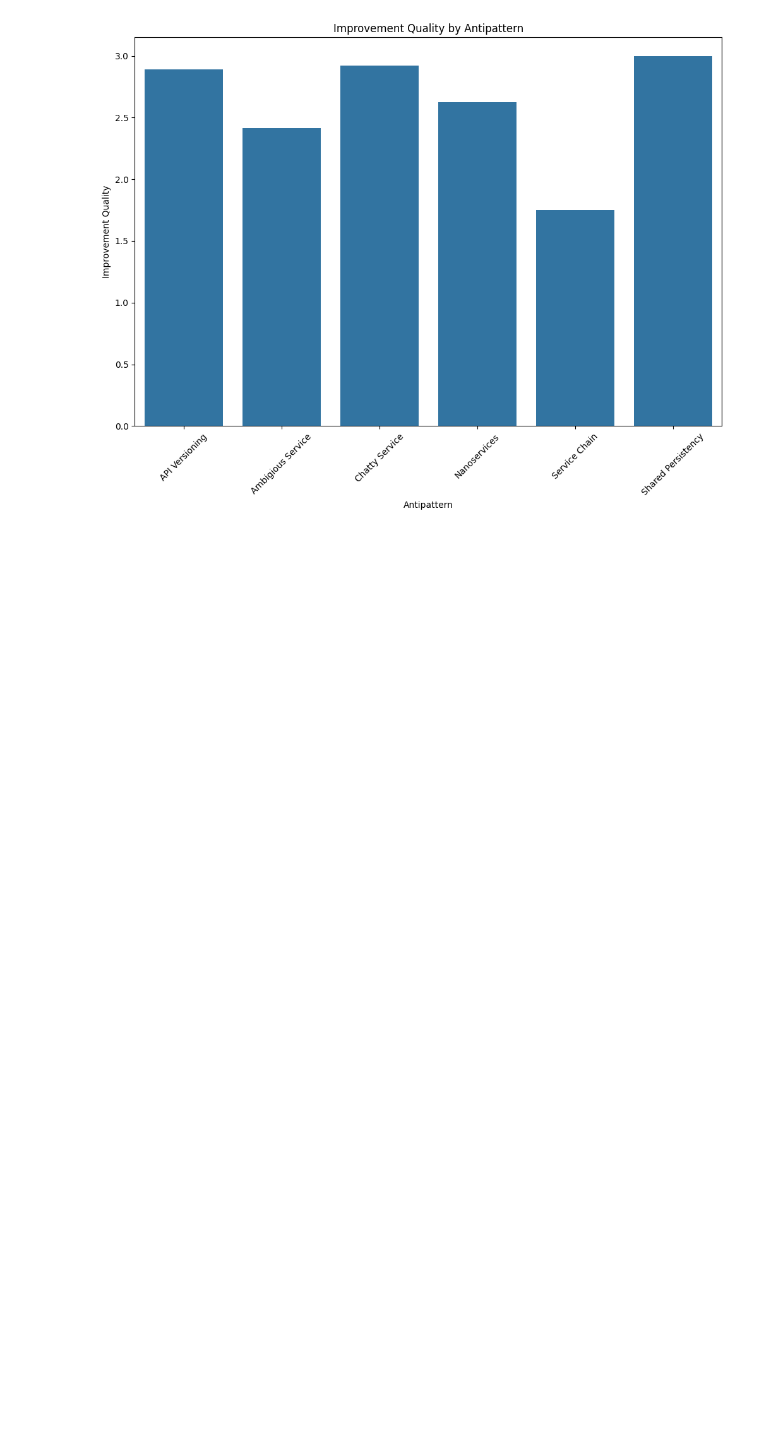
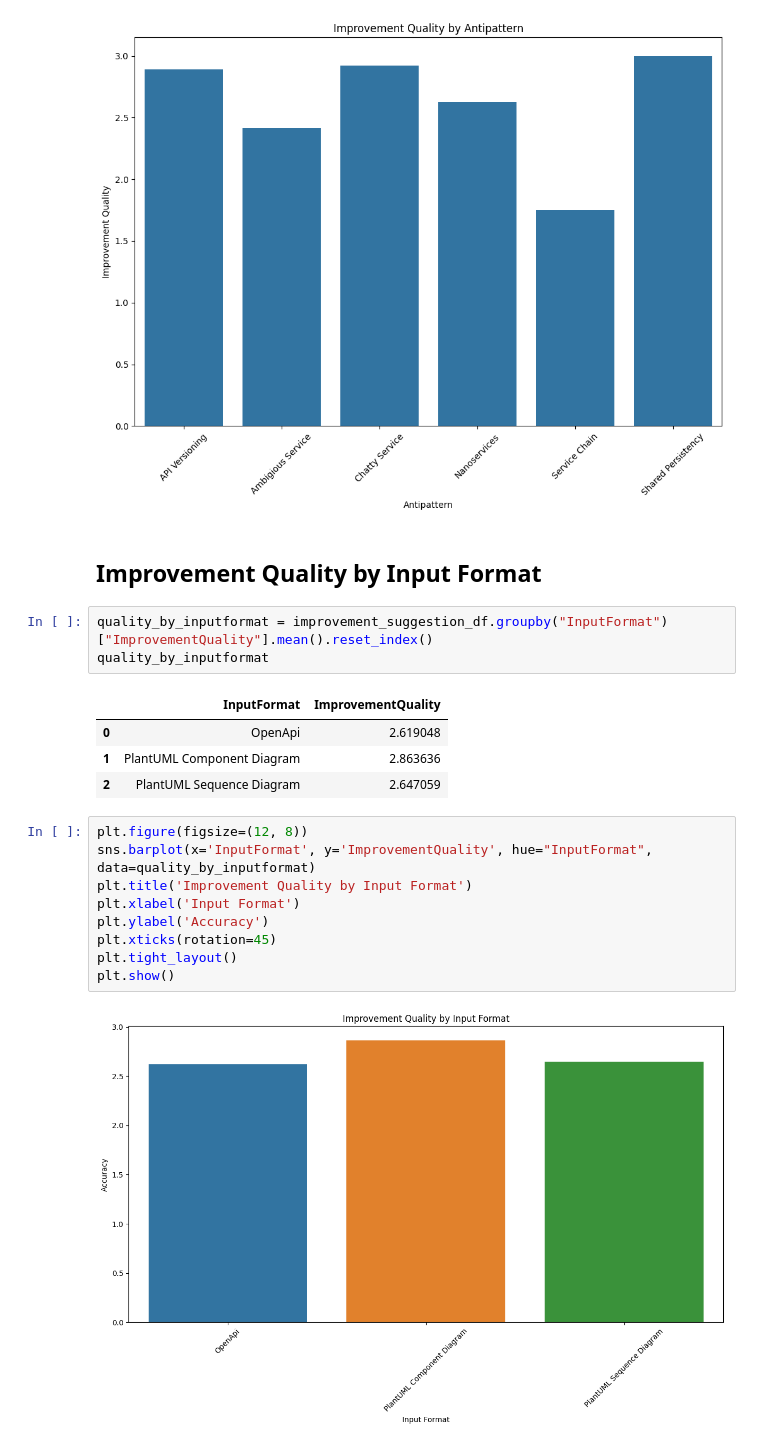
Before and after one commit to fapfaff/ai-detection-of-architectural-antipatterns, a Jupyter notebook: evaluation/evaluation.ipynb, the cells around one changed output. Saved outputs shown, nothing was run; the diff lists cells and outputs as text; blank space fills up the shorter version.

```diff
--- a/evaluation/evaluation.ipynb
+++ b/evaluation/evaluation.ipynb
@@ -355,3 +355,24 @@ plt.xticks(rotation=45)
 plt.show()
 # %% [output]
 [figure]
+# %% [markdown]
+## Improvement Quality by Input Format
+# %%
+quality_by_inputformat = improvement_suggestion_df.groupby("InputFormat")["ImprovementQuality"].mean().reset_index()
+quality_by_inputformat
+# %% [output]
+|  | InputFormat | ImprovementQuality |
+| 0 | OpenApi | 2.619048 |
+| 1 | PlantUML Component Diagram | 2.863636 |
+| 2 | PlantUML Sequence Diagram | 2.647059 |
+# %%
+plt.figure(figsize=(12, 8))
+sns.barplot(x='InputFormat', y='ImprovementQuality', hue="InputFormat", data=quality_by_inputformat)
+plt.title('Improvement Quality by Input Format')
+plt.xlabel('Input Format')
+plt.ylabel('Accuracy')
+plt.xticks(rotation=45)
+plt.tight_layout()
+plt.show()
+# %% [output]
+[figure, added]
```
Also changed, not shown: parts of 2 cells of this notebook.
